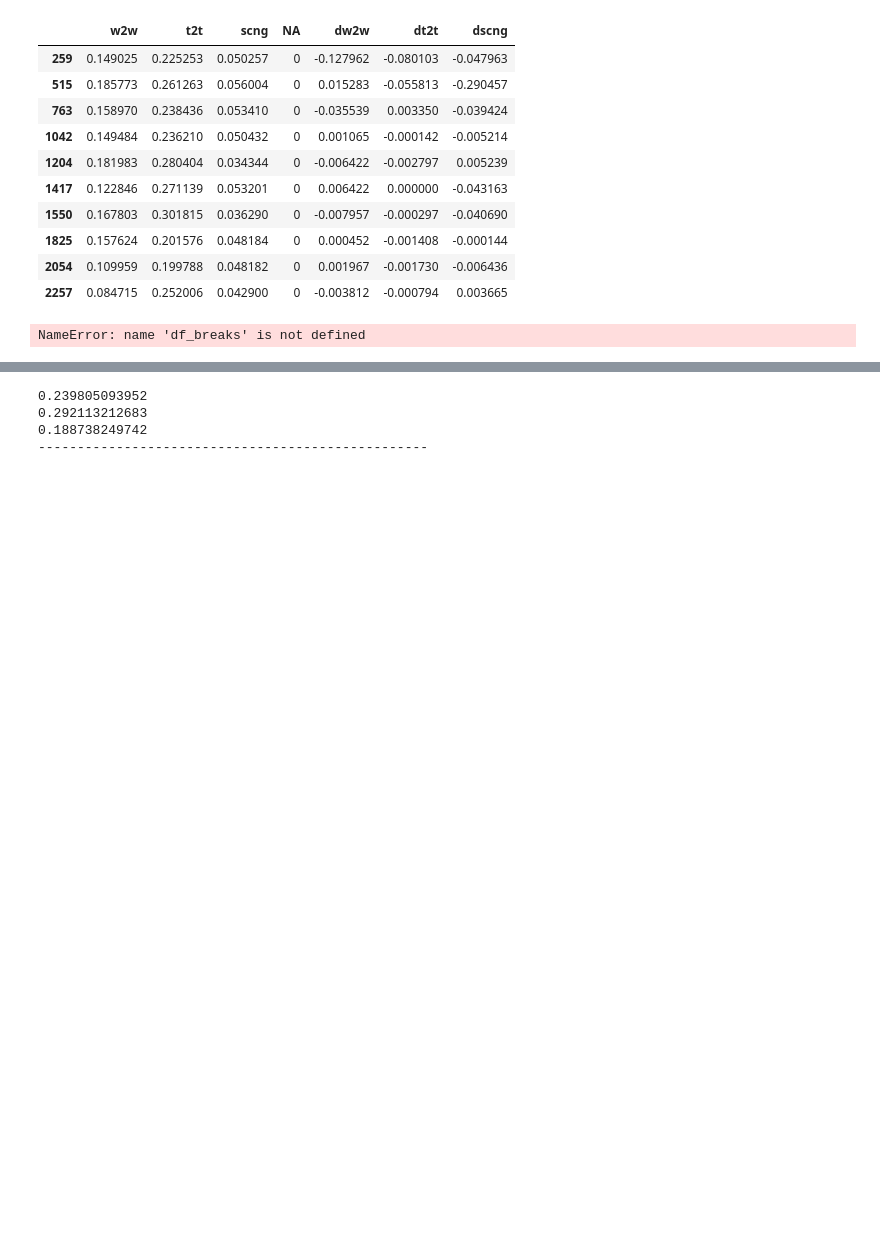
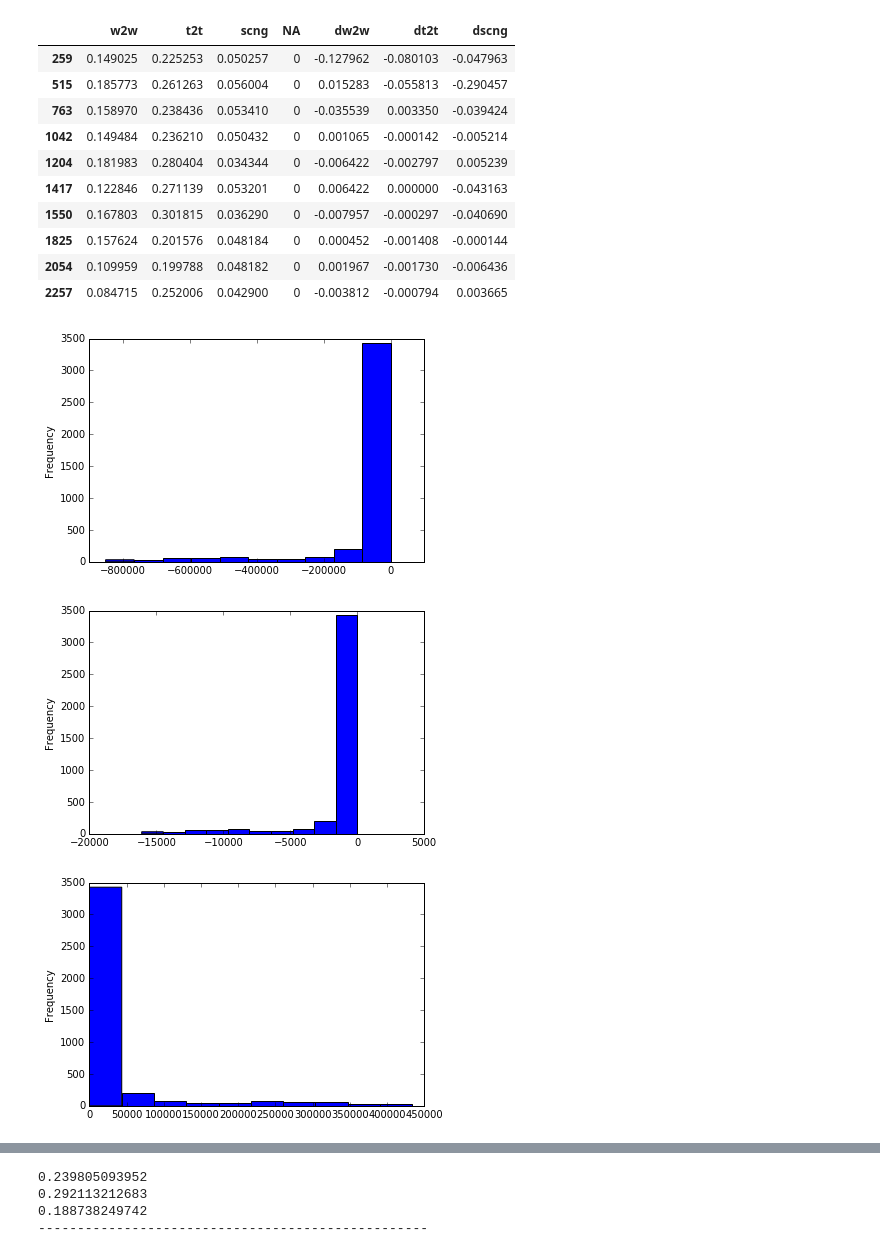
Before and after one commit to bsantraigi/Sanskrit-Segmentation, a Jupyter notebook: Weights for Supervised Learning.ipynb, the cells around one changed output, grey strips where cells are left out. Cells and saved outputs as stored; diff of their text form; code cells hidden in the pictures; blank space fills up the shorter version.

```diff
--- a/Weights for Supervised Learning.ipynb
+++ b/Weights for Supervised Learning.ipynb
@@ -61,14 +80,16 @@ df_breaks
 | 2257 | 0.084715 | 0.252006 | 0.042900 | 0 | -0.003812 | -0.000794 | 0.003665 |
 # %%
 # IMPORTANT
-df_breaks['w2w'].plot.hist()
+df_partitionData['w2w'].plot.hist()
 plt.show()
-df_breaks['t2t'].plot.hist()
+df_partitionData['t2t'].plot.hist()
 plt.show()
-df_breaks['scng'].plot.hist()
+df_partitionData['scng'].plot.hist()
 plt.show()
 # %% [output]
-NameError: name 'df_breaks' is not defined
+[figure, added]
+[figure, added]
+[figure, added]
 # %%
 df_partitionData = df_partitionData.query('scng <= 1 and t2t <= 1 and w2w <= 1 and scng >= -1 and t2t >= -1 and w2w >= -1')
 # %%
```
Also changed, not shown: parts of 9 cells of this notebook, 5 other files.
